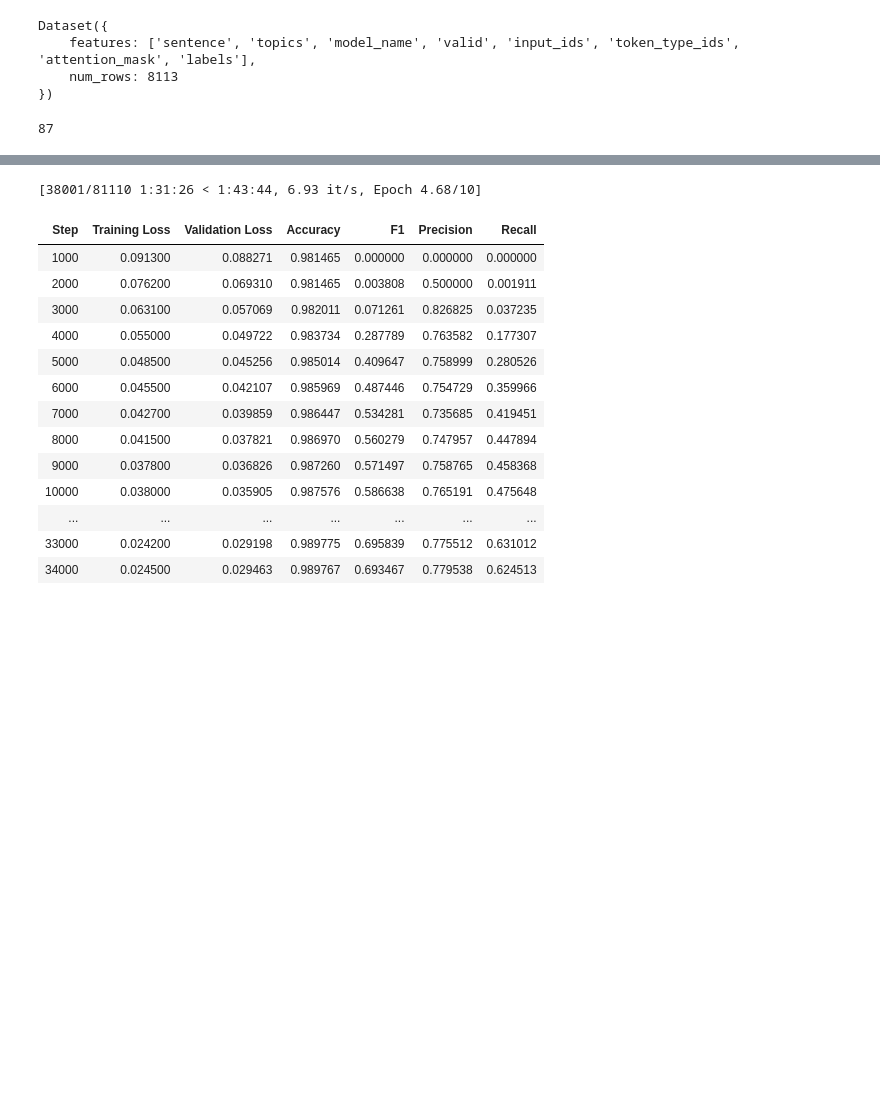
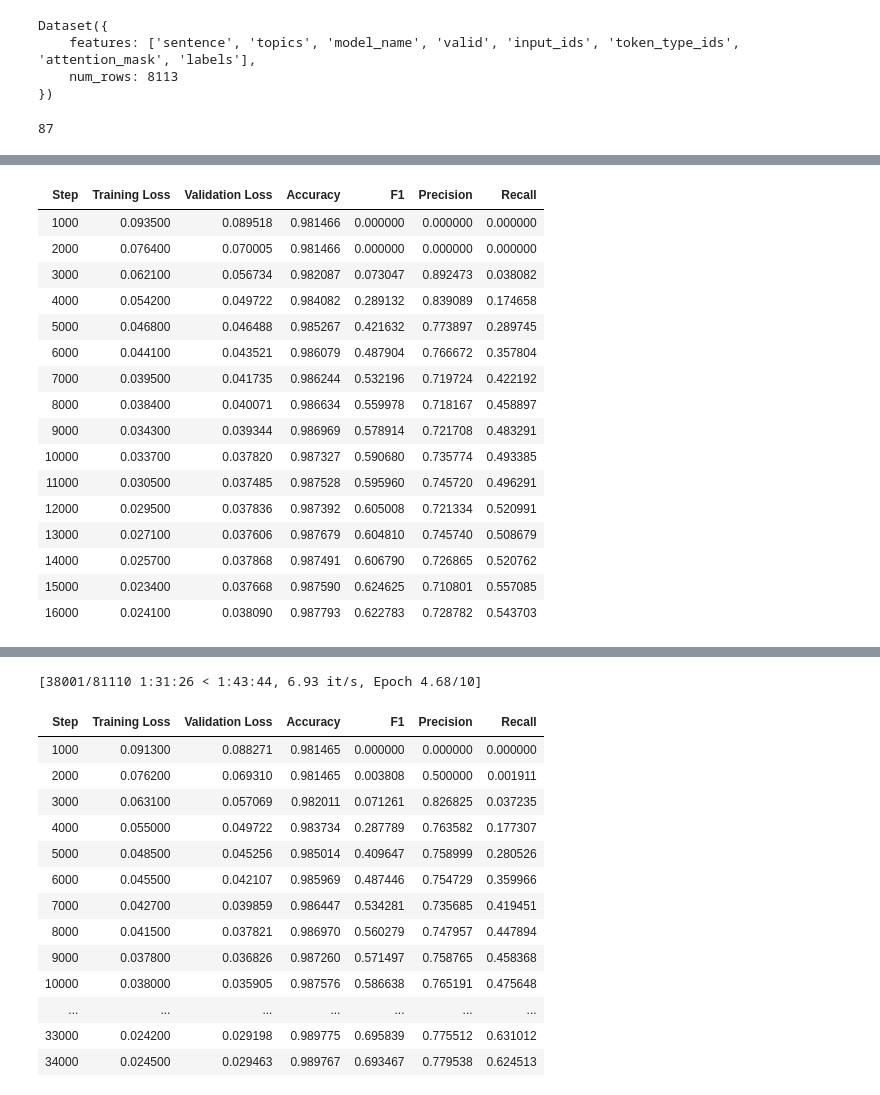
Before and after one commit to avsolatorio/doc-topics, a Jupyter notebook: notebooks/World_Bank_Topics_Analysis_with_LLM.ipynb, the cells around one changed output, grey strips where cells are left out. Cells and saved outputs as stored; diff of their text form; code cells hidden in the pictures; blank space fills up the shorter version.

```diff
--- a/notebooks/World_Bank_Topics_Analysis_with_LLM.ipynb
+++ b/notebooks/World_Bank_Topics_Analysis_with_LLM.ipynb
@@ -469,3 +472,66 @@ Dataset({
 len(id2class)
 # %% [output]
 87
+# %%
+from transformers import AutoModelForSequenceClassification, TrainingArguments, Trainer, EarlyStoppingCallback
+
+N = len(subdatasets)
+# run_num = 1
+# split = 0
+mult = 1
+
+for eval_split in range(N):
+    for train_split in range(N):
+        if eval_split == train_split:
+            continue
+
+        if eval_split == 0 and train_split < 3:
+            continue
+
+        model_dirname = f"doc-topic-model_eval-{eval_split:02}_train-{train_split:02}"
+
+        training_args = TrainingArguments(
+            output_dir=f"{model_dirname}",
+            learning_rate=2e-5,
+            per_device_train_batch_size=4,
+            per_device_eval_batch_size=256,
+            num_train_epochs=100,
+            weight_decay=0.01,
+            eval_strategy="steps",
+            eval_steps=1000,
+            save_steps=1000,
+            save_strategy="steps",
+            load_best_model_at_end=True,
+            save_total_limit=4,
+            push_to_hub=True,
+            hub_strategy="checkpoint",
+            # hub_model_id="avsolatorio/doc-topic-model",
+            hub_model_id=f"avsolatorio/{model_dirname}",
+            hub_private_repo=True,
+            seed=42,
+            fp16=True,
+        )
+
+        # Define early stopping callback
+        early_stopping_callback = EarlyStoppingCallback(
+            early_stopping_patience=5  # Stop after 5 evaluations with no improvement
+        )
+
+        trainer = Trainer(
+            model_init=model_init,
+            #    model=model,
+            args=training_args,
+            #    train_dataset=tokenized_dataset["train"],
+            #    eval_dataset=tokenized_dataset["test"],
+            train_dataset=subdatasets[train_split],
+            eval_dataset=subdatasets[eval_split],
+            tokenizer=tokenizer,
+            data_collator=data_collator,
+            compute_metrics=compute_metrics,
+            callbacks=[early_stopping_callback]
+        )
+
+        trainer.train()
+
+        trainer.push_to_hub(f"avsolatorio/{model_dirname}")
+# %% [output]
@@ -471,0 +543,17 @@ len(id2class)
+| Step | Training Loss | Validation Loss | Accuracy | F1 | Precision | Recall |
+| 1000 | 0.093500 | 0.089518 | 0.981466 | 0.000000 | 0.000000 | 0.000000 |
+| 2000 | 0.076400 | 0.070005 | 0.981466 | 0.000000 | 0.000000 | 0.000000 |
+| 3000 | 0.062100 | 0.056734 | 0.982087 | 0.073047 | 0.892473 | 0.038082 |
+| 4000 | 0.054200 | 0.049722 | 0.984082 | 0.289132 | 0.839089 | 0.174658 |
+| 5000 | 0.046800 | 0.046488 | 0.985267 | 0.421632 | 0.773897 | 0.289745 |
+| 6000 | 0.044100 | 0.043521 | 0.986079 | 0.487904 | 0.766672 | 0.357804 |
+| 7000 | 0.039500 | 0.041735 | 0.986244 | 0.532196 | 0.719724 | 0.422192 |
+| 8000 | 0.038400 | 0.040071 | 0.986634 | 0.559978 | 0.718167 | 0.458897 |
+| 9000 | 0.034300 | 0.039344 | 0.986969 | 0.578914 | 0.721708 | 0.483291 |
+| 10000 | 0.033700 | 0.037820 | 0.987327 | 0.590680 | 0.735774 | 0.493385 |
+| 11000 | 0.030500 | 0.037485 | 0.987528 | 0.595960 | 0.745720 | 0.496291 |
+| 12000 | 0.029500 | 0.037836 | 0.987392 | 0.605008 | 0.721334 | 0.520991 |
+| 13000 | 0.027100 | 0.037606 | 0.987679 | 0.604810 | 0.745740 | 0.508679 |
+| 14000 | 0.025700 | 0.037868 | 0.987491 | 0.606790 | 0.726865 | 0.520762 |
+| 15000 | 0.023400 | 0.037668 | 0.987590 | 0.624625 | 0.710801 | 0.557085 |
+| 16000 | 0.024100 | 0.038090 | 0.987793 | 0.622783 | 0.728782 | 0.543703 |
```
Also changed, not shown: parts of 7 cells of this notebook, 1 other file.
